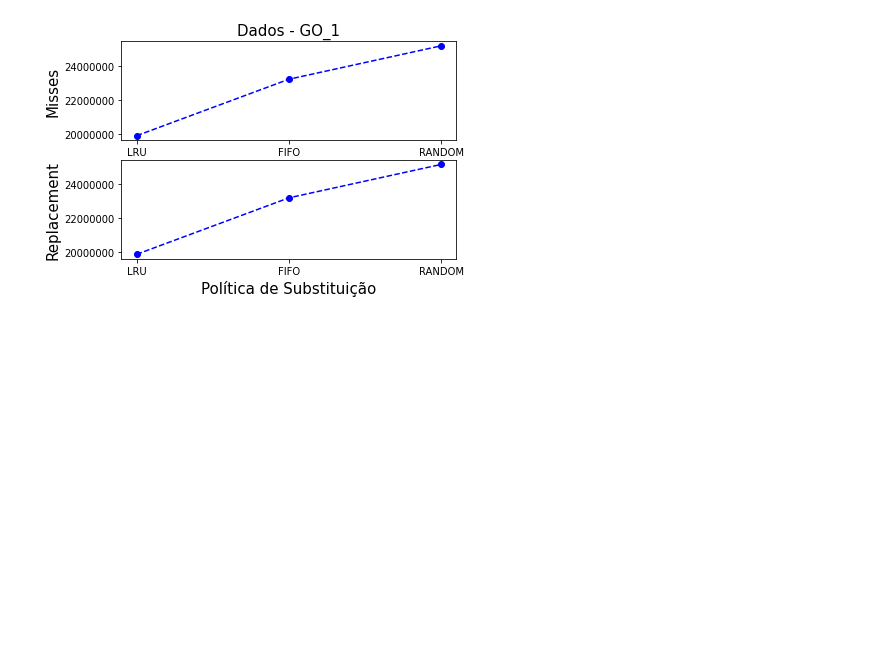
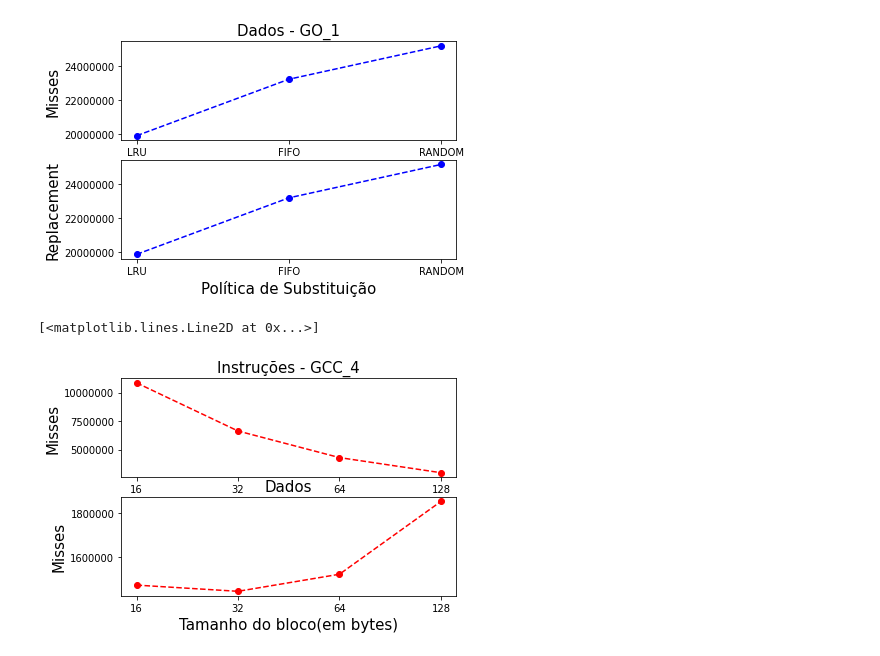
Before and after one commit to raissa-coelho/University, a Jupyter notebook: Trabalho01.ipynb, the cells around one changed output. Saved outputs shown, nothing was run; the diff lists cells and outputs as text; code cells hidden in the pictures; blank space fills up the shorter version.

```diff
--- a/Trabalho01.ipynb
+++ b/Trabalho01.ipynb
@@ -193,3 +193,22 @@ plt.plot(['LRU','FIFO','RANDOM'],[19885970,23207901,25173542],color = 'blue', li
 # %% [output]
 [<matplotlib.lines.Line2D at 0x...>]
 [figure]
+# %%
+#EXPERIMENTO 3
+plt.tight_layout(h_pad=4)
+
+plt.subplot(211)
+plt.ticklabel_format( style = 'plain', axis = 'y')
+plt.title("Instruções - GCC_4", fontsize = '15')
+plt.ylabel("Misses", fontsize = '15')
+plt.plot(['16','32','64','128'],[10850680,6630992,4300101,2975003],color = 'red', linestyle = 'dashed', marker = 'o')
+
+plt.subplot(212)
+plt.ticklabel_format( style = 'plain', axis = 'y')
+plt.title("Dados", fontsize = '15')
+plt.ylabel("Misses", fontsize = '15')
+plt.xlabel("Tamanho do bloco(em bytes)", fontsize = '15')
+plt.plot(['16','32','64','128'],[1469843,1441282,1519990,1855458],color = 'red', linestyle = 'dashed', marker = 'o')
+# %% [output]
+[<matplotlib.lines.Line2D at 0x...>]
+[figure, added]
```
Also changed, not shown: parts of 2 cells of this notebook.
